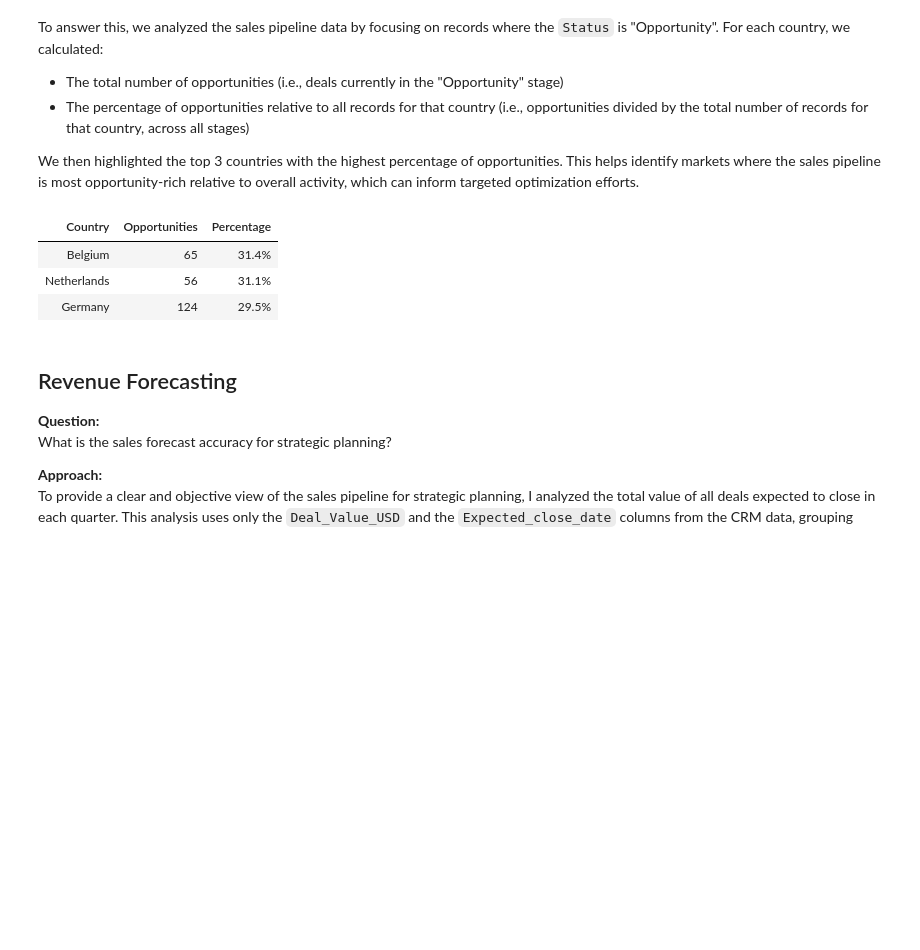
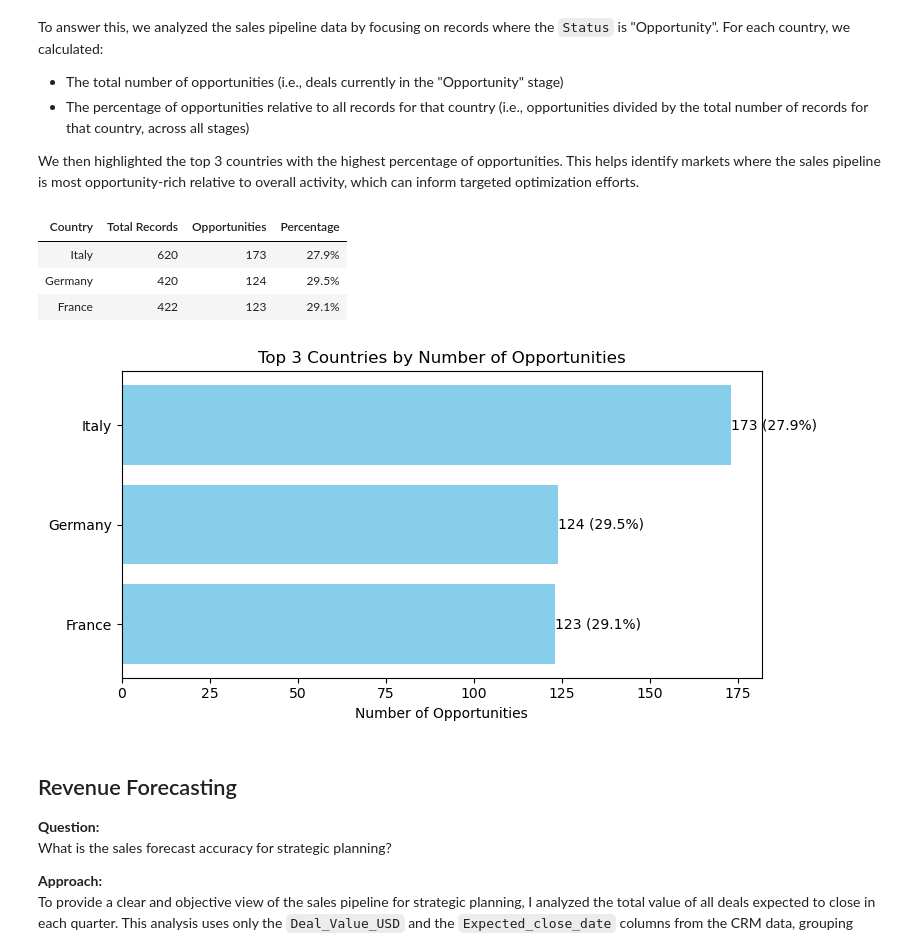
Before and after one commit to FarooqSyed0/CRM_Sales_Pipeline, a Jupyter notebook: src/impact_questions.ipynb, the cells around one changed output. Cells and saved outputs as stored; diff of their text form; code cells hidden in the pictures; blank space fills up the shorter version.

```diff
--- a/src/impact_questions.ipynb
+++ b/src/impact_questions.ipynb
@@ -32,40 +32,56 @@ We then highlighted the top 3 countries with the highest percentage of opportuni
 # %%
 import pandas as pd
 from IPython.display import display, HTML
 
 # Count total records for each country (all stages)
 total_by_country = df['Country'].value_counts().reset_index()
-total_by_country.columns = ['Country', 'Total_Records']
+total_by_country.columns = ['Country', 'Total Records']
 
 # Count opportunities for each country
 opps_by_country = df[df['Status'] == 'Opportunity']['Country'].value_counts().reset_index()
 opps_by_country.columns = ['Country', 'Opportunities']
 
 # Merge the two DataFrames
-merged = pd.merge(opps_by_country, total_by_country, on='Country')
+merged = pd.merge(total_by_country, opps_by_country, on='Country', how='left').fillna(0)
+merged['Opportunities'] = merged['Opportunities'].astype(int)
 
 # Calculate percentage and format as '29.1%'
-merged['Percentage'] = (merged['Opportunities'] / merged['Total_Records']) * 100
+merged['Percentage'] = (merged['Opportunities'] / merged['Total Records']) * 100
 merged['Percentage'] = merged['Percentage'].map('{:.1f}%'.format)
 
-# Keep only necessary columns
-final = merged[['Country', 'Opportunities', 'Percentage']]
+# Reorder columns: Country, Total Records, Opportunities, Percentage
+final = merged[['Country', 'Total Records', 'Opportunities', 'Percentage']]
 
-# Sort by percentage descending and get top 3
-final = final.sort_values('Percentage', ascending=False).head(3).reset_index(drop=True)
+# Sort by Opportunities descending and get top 3
+final = final.sort_values('Opportunities', ascending=False).head(3).reset_index(drop=True)
 
 # Center all columns
 styles = [
     {'selector': 'th', 'props': [('text-align', 'center')]},
     {'selector': 'td', 'props': [('text-align', 'center')]}
 ]
 
 display(HTML(final.style.set_table_styles(styles).hide(axis='index').to_html()))
+
+
+import matplotlib.pyplot as plt
+
+# Plotting the top 3 countries by opportunities
+plt.figure(figsize=(8, 4))
+plt.barh(final['Country'], final['Opportunities'], color='skyblue')
+plt.xlabel('Number of Opportunities')
+plt.title('Top 3 Countries by Number of Opportunities')
+for i, (opp, pct) in enumerate(zip(final['Opportunities'], final['Percentage'])):
+    plt.text(opp, i, f'{opp} ({pct})', va='center', fontsize=10)
+plt.gca().invert_yaxis()  # Highest at the top
+plt.tight_layout()
+plt.show()
 # %% [output]
-| Country | Opportunities | Percentage |
-| Belgium | 65 | 31.4% |
-| Netherlands | 56 | 31.1% |
-| Germany | 124 | 29.5% |
+| Country | Total Records | Opportunities | Percentage |
+| Italy | 620 | 173 | 27.9% |
+| Germany | 420 | 124 | 29.5% |
+| France | 422 | 123 | 29.1% |
+[figure, added]
 # %% [markdown]
 ## Revenue Forecasting
 
```
